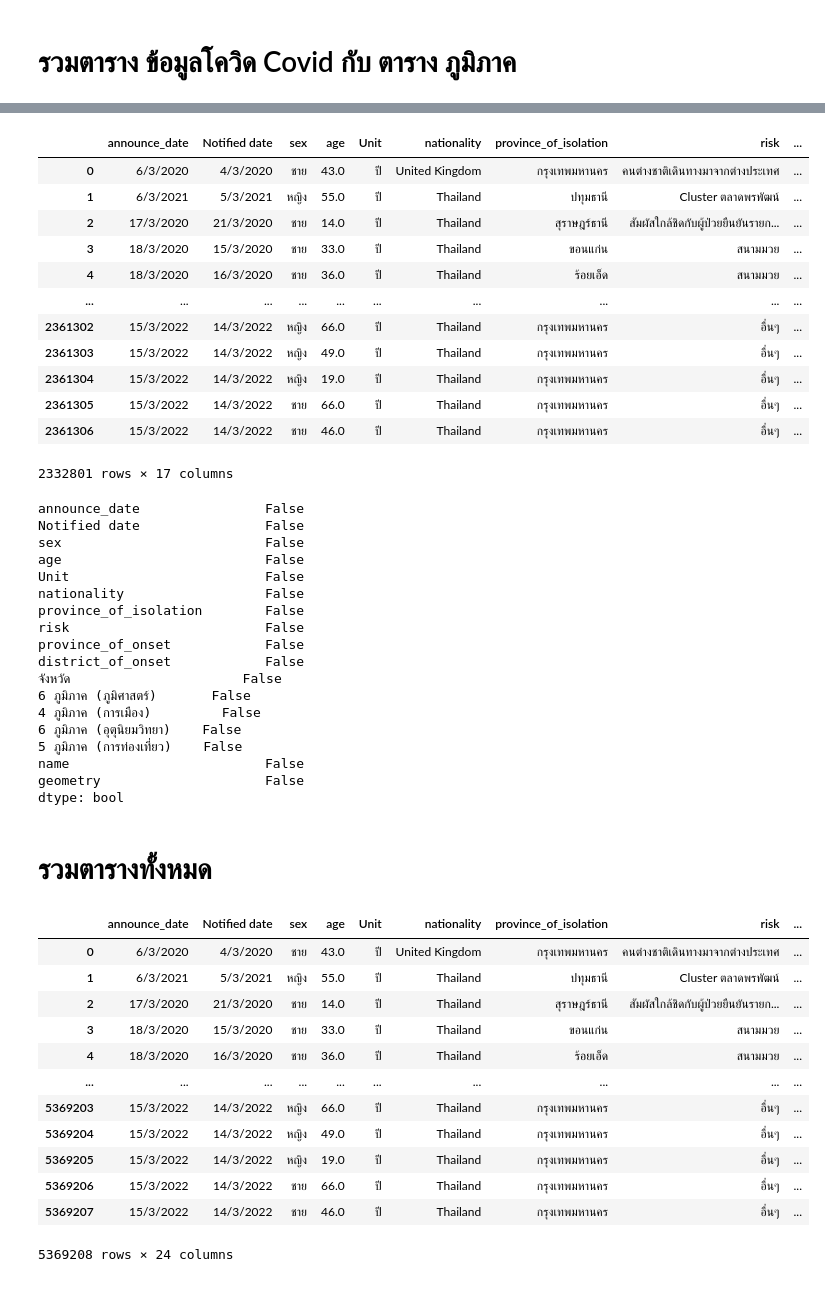
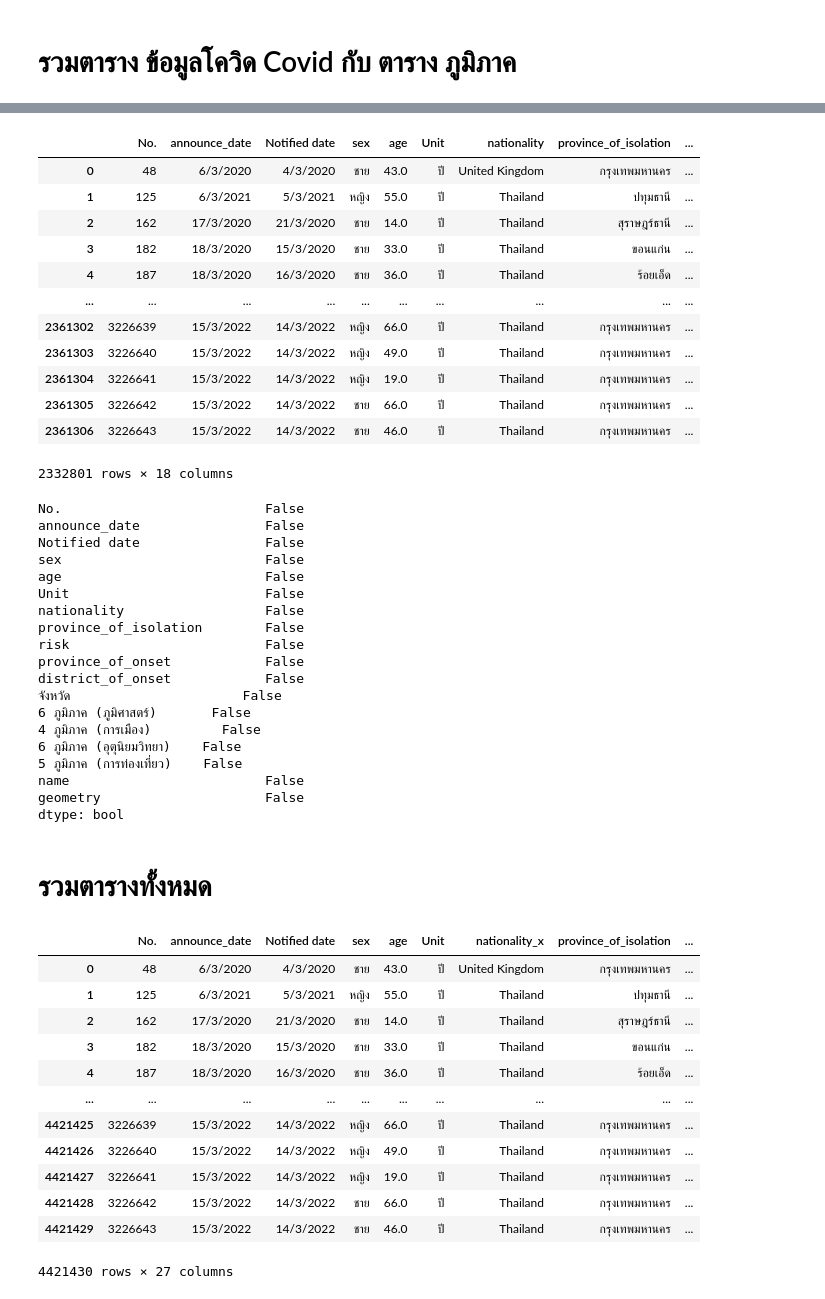
Before and after one commit to Umaporn19/data_viz_2022, a Jupyter notebook: Project_Dataviz.ipynb, the cells around one changed output, grey strips where cells are left out. Cells and saved outputs as stored; diff of their text form; code cells hidden in the pictures.

```diff
--- a/Project_Dataviz.ipynb
+++ b/Project_Dataviz.ipynb
@@ -324,6 +324,3 @@ data_add #แสดงค่า จะเห็นว่ามีค่า missi
 | 357025 | 3226642 | 15/3/2022 | 14/3/2022 | ชาย | 66.0 | ปี | Thailand | กรุงเทพมหานคร | ... |
 | 357026 | 3226643 | 15/3/2022 | 14/3/2022 | ชาย | 46.0 | ปี | Thailand | กรุงเทพมหานคร | ... |
 2361307 rows × 11 columns
-# %%
-data_add.drop(['No.'], axis=1, inplace=True) #drop ข้อมูลออกให้เหลือเฉพาะอันที่เราต้องการ
-data_add #แสดงค่า
@@ -512,7 +497,7 @@ dtype: bool
 # %% [markdown]
 # ข้อมูลชุดที่ 2 ข้อมูลที่สนใจ
 # %%
-data_file_path = os.path.join(path,'ข้อมูลสถิติการรับรองและสถานะการรับรองของสถานพยาบาลตามมาตรฐาน HA ขั้น 1-3 และ Advanced-HA.csv')   #ดึงข้อมูลจากที่อยู่ของไฟล์
+data_file_path = os.path.join(path,'wave3_coviddata.csv')   #ดึงข้อมูลจากที่อยู่ของไฟล์
 data_5 = pd.read_csv(data_file_path)
 data_5  #แสดงค่า
 # %% [output]
@@ -626,0 +534,3 @@ See the caveats in the documentation: https://pandas.pydata.org/pandas-docs/stab
+# %%
+data_5fill= data_5.fillna(value={'risk':'ไม่ระบุ', 'nationality':'ไม่ระบุ', 'job':'ไม่ระบุ','age_number':data_5['age_number'].mean()})
+data_5fill
@@ -921,22 +858,23 @@ dtype: bool
 data_total1_drop = data_total1.dropna() #กำจัดค่า missng
 data_total1_drop #แสดงค่า
 # %% [output]
-|  | announce_date | Notified date | sex | age | Unit | nationality | province_of_isolation | risk | ... |
-| 0 | 6/3/2020 | 4/3/2020 | ชาย | 43.0 | ปี | United Kingdom | กรุงเทพมหานคร | คนต่างชาติเดินทางมาจากต่างประเทศ | ... |
-| 1 | 6/3/2021 | 5/3/2021 | หญิง | 55.0 | ปี | Thailand | ปทุมธานี | Cluster ตลาดพรพัฒน์ | ... |
-| 2 | 17/3/2020 | 21/3/2020 | ชาย | 14.0 | ปี | Thailand | สุราษฎร์ธานี | สัมผัสใกล้ชิดกับผู้ป่วยยืนยันรายก... | ... |
-| 3 | 18/3/2020 | 15/3/2020 | ชาย | 33.0 | ปี | Thailand | ขอนแก่น | สนามมวย | ... |
-| 4 | 18/3/2020 | 16/3/2020 | ชาย | 36.0 | ปี | Thailand | ร้อยเอ็ด | สนามมวย | ... |
+|  | No. | announce_date | Notified date | sex | age | Unit | nationality | province_of_isolation | ... |
+| 0 | 48 | 6/3/2020 | 4/3/2020 | ชาย | 43.0 | ปี | United Kingdom | กรุงเทพมหานคร | ... |
+| 1 | 125 | 6/3/2021 | 5/3/2021 | หญิง | 55.0 | ปี | Thailand | ปทุมธานี | ... |
+| 2 | 162 | 17/3/2020 | 21/3/2020 | ชาย | 14.0 | ปี | Thailand | สุราษฎร์ธานี | ... |
+| 3 | 182 | 18/3/2020 | 15/3/2020 | ชาย | 33.0 | ปี | Thailand | ขอนแก่น | ... |
+| 4 | 187 | 18/3/2020 | 16/3/2020 | ชาย | 36.0 | ปี | Thailand | ร้อยเอ็ด | ... |
 | ... | ... | ... | ... | ... | ... | ... | ... | ... | ... |
-| 2361302 | 15/3/2022 | 14/3/2022 | หญิง | 66.0 | ปี | Thailand | กรุงเทพมหานคร | อื่นๆ | ... |
-| 2361303 | 15/3/2022 | 14/3/2022 | หญิง | 49.0 | ปี | Thailand | กรุงเทพมหานคร | อื่นๆ | ... |
-| 2361304 | 15/3/2022 | 14/3/2022 | หญิง | 19.0 | ปี | Thailand | กรุงเทพมหานคร | อื่นๆ | ... |
-| 2361305 | 15/3/2022 | 14/3/2022 | ชาย | 66.0 | ปี | Thailand | กรุงเทพมหานคร | อื่นๆ | ... |
-| 2361306 | 15/3/2022 | 14/3/2022 | ชาย | 46.0 | ปี | Thailand | กรุงเทพมหานคร | อื่นๆ | ... |
+| 2361302 | 3226639 | 15/3/2022 | 14/3/2022 | หญิง | 66.0 | ปี | Thailand | กรุงเทพมหานคร | ... |
+| 2361303 | 3226640 | 15/3/2022 | 14/3/2022 | หญิง | 49.0 | ปี | Thailand | กรุงเทพมหานคร | ... |
+| 2361304 | 3226641 | 15/3/2022 | 14/3/2022 | หญิง | 19.0 | ปี | Thailand | กรุงเทพมหานคร | ... |
+| 2361305 | 3226642 | 15/3/2022 | 14/3/2022 | ชาย | 66.0 | ปี | Thailand | กรุงเทพมหานคร | ... |
+| 2361306 | 3226643 | 15/3/2022 | 14/3/2022 | ชาย | 46.0 | ปี | Thailand | กรุงเทพมหานคร | ... |
-2332801 rows × 17 columns
+2332801 rows × 18 columns
 # %%
 data_total1_drop.isnull().any() #ดูว่ายังมีค่า missng อยู่มั้ย
 # %% [output]
+No.                          False
 announce_date                False
 Notified date                False
 sex                          False
@@ -958,22 +896,22 @@ dtype: bool
 # %% [markdown]
 # รวมตารางทั้งหมด
 # %%
-data_total2 = data_total1_drop.merge(data_5re_drop,how='left',left_on='announce_date',right_on='วันหมดอายุ') #ทำการ merge โดยตาราง data_total1 อยู่ด้านซ้าย และ ตาราง data5re อยู่ด้านขวา เชื่อมกันด้วยวันที่
-data_total2 #แสดงค่า
+data_total2 = data_total1_drop.merge(data_5fill,how='left',left_on='announce_date',right_on='txn_date') #ทำการ merge โดยตาราง data_total1 อยู่ด้านซ้าย และ ตาราง data5re อยู่ด้านขวา เชื่อมกันด้วยวันที่
+data_total2 #แสดงค่า age_number
 # %% [output]
-|  | announce_date | Notified date | sex | age | Unit | nationality | province_of_isolation | risk | ... |
-| 0 | 6/3/2020 | 4/3/2020 | ชาย | 43.0 | ปี | United Kingdom | กรุงเทพมหานคร | คนต่างชาติเดินทางมาจากต่างประเทศ | ... |
-| 1 | 6/3/2021 | 5/3/2021 | หญิง | 55.0 | ปี | Thailand | ปทุมธานี | Cluster ตลาดพรพัฒน์ | ... |
-| 2 | 17/3/2020 | 21/3/2020 | ชาย | 14.0 | ปี | Thailand | สุราษฎร์ธานี | สัมผัสใกล้ชิดกับผู้ป่วยยืนยันรายก... | ... |
-| 3 | 18/3/2020 | 15/3/2020 | ชาย | 33.0 | ปี | Thailand | ขอนแก่น | สนามมวย | ... |
-| 4 | 18/3/2020 | 16/3/2020 | ชาย | 36.0 | ปี | Thailand | ร้อยเอ็ด | สนามมวย | ... |
+|  | No. | announce_date | Notified date | sex | age | Unit | nationality_x | province_of_isolation | ... |
+| 0 | 48 | 6/3/2020 | 4/3/2020 | ชาย | 43.0 | ปี | United Kingdom | กรุงเทพมหานคร | ... |
+| 1 | 125 | 6/3/2021 | 5/3/2021 | หญิง | 55.0 | ปี | Thailand | ปทุมธานี | ... |
+| 2 | 162 | 17/3/2020 | 21/3/2020 | ชาย | 14.0 | ปี | Thailand | สุราษฎร์ธานี | ... |
+| 3 | 182 | 18/3/2020 | 15/3/2020 | ชาย | 33.0 | ปี | Thailand | ขอนแก่น | ... |
+| 4 | 187 | 18/3/2020 | 16/3/2020 | ชาย | 36.0 | ปี | Thailand | ร้อยเอ็ด | ... |
 | ... | ... | ... | ... | ... | ... | ... | ... | ... | ... |
-| 5369203 | 15/3/2022 | 14/3/2022 | หญิง | 66.0 | ปี | Thailand | กรุงเทพมหานคร | อื่นๆ | ... |
-| 5369204 | 15/3/2022 | 14/3/2022 | หญิง | 49.0 | ปี | Thailand | กรุงเทพมหานคร | อื่นๆ | ... |
-| 5369205 | 15/3/2022 | 14/3/2022 | หญิง | 19.0 | ปี | Thailand | กรุงเทพมหานคร | อื่นๆ | ... |
-| 5369206 | 15/3/2022 | 14/3/2022 | ชาย | 66.0 | ปี | Thailand | กรุงเทพมหานคร | อื่นๆ | ... |
-| 5369207 | 15/3/2022 | 14/3/2022 | ชาย | 46.0 | ปี | Thailand | กรุงเทพมหานคร | อื่นๆ | ... |
+| 4421425 | 3226639 | 15/3/2022 | 14/3/2022 | หญิง | 66.0 | ปี | Thailand | กรุงเทพมหานคร | ... |
+| 4421426 | 3226640 | 15/3/2022 | 14/3/2022 | หญิง | 49.0 | ปี | Thailand | กรุงเทพมหานคร | ... |
+| 4421427 | 3226641 | 15/3/2022 | 14/3/2022 | หญิง | 19.0 | ปี | Thailand | กรุงเทพมหานคร | ... |
+| 4421428 | 3226642 | 15/3/2022 | 14/3/2022 | ชาย | 66.0 | ปี | Thailand | กรุงเทพมหานคร | ... |
+| 4421429 | 3226643 | 15/3/2022 | 14/3/2022 | ชาย | 46.0 | ปี | Thailand | กรุงเทพมหานคร | ... |
-5369208 rows × 24 columns
+4421430 rows × 27 columns
 # %%
 data_total2.isnull().any() #ดูว่ามีค่า missng มั้ย จะเห็นว่ายังมีค่า missing อยู่
 # %% [output]
```
Also changed, not shown: parts of 55 cells of this notebook.
